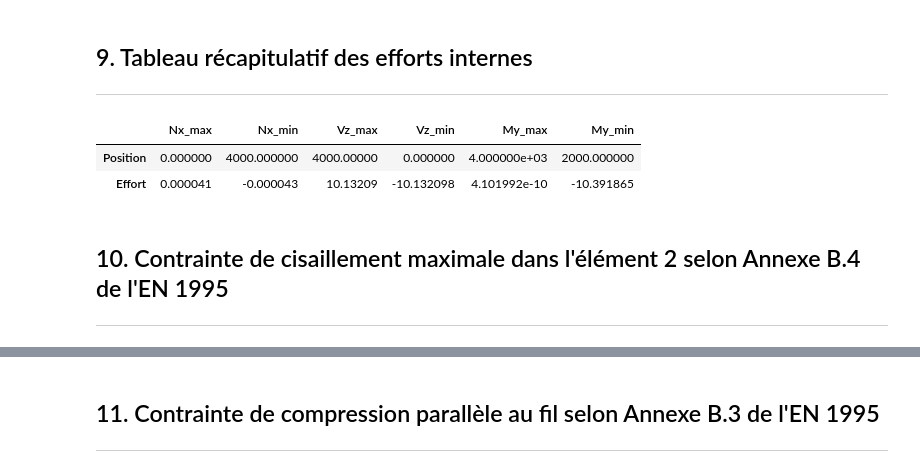
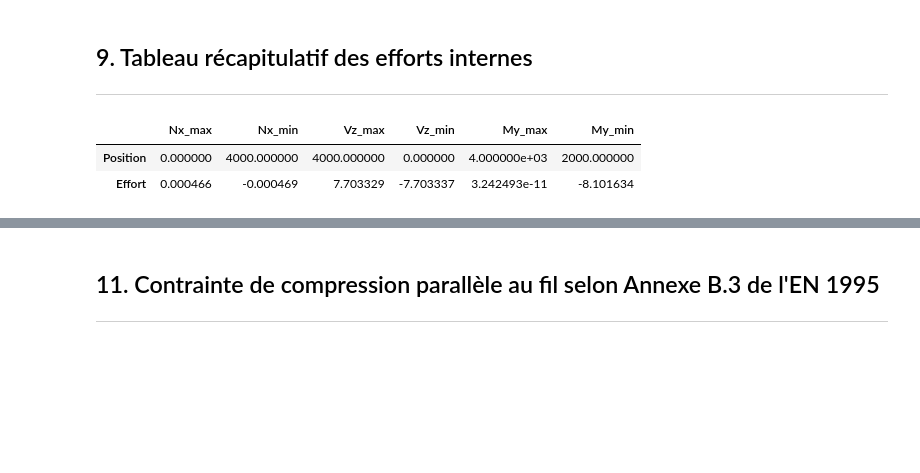
Before and after one commit to AnthonyPrst/ourocode, a Jupyter notebook: test_poutre_assemblee_meca.ipynb, the cells around one changed output, grey strips where cells are left out. Drawn from its saved outputs; the diff is of its cells as text; code cells hidden in the pictures; blank space fills up the shorter version.

```diff
--- a/test_poutre_assemblee_meca.ipynb
+++ b/test_poutre_assemblee_meca.ipynb
@@ -449,0 +595,6 @@ test.show_graphique_fleche(rcombi)
+# %%
+dict_effort_max = dict_combi[combi]["EF"].effort_interne_max()
+M_y = max(dict_effort_max['My_max']['Effort'],abs(dict_effort_max['My_min']['Effort']))
+sigma_mi = dalle.sigma_mi(M_y, beam=2)
+
+display(Latex(sigma_mi[0]))
@@ -449,0 +620,3 @@ test.show_graphique_fleche(rcombi)
+# %%
+sigma_i = dalle.sigma_i(M_y, beam=2)
+display(Latex(sigma_i[0]))
@@ -449,0 +629,19 @@ test.show_graphique_fleche(rcombi)
+# %%
+barre=barre2
+dict_combi[combi]["flexion"].sigma_m_rd = {'y': sigma_mi[1], 'z': 0 * si.MPa}
+if sigma_i[1] < 0:
+    dict_combi[combi]["compression"] = EC5_Ele.Compression._from_parent_class(barre,  lo_y=longueur.value*10**3, lo_z=longueur.value*10**3, type_appuis= "Rotule - Rotule")
+    fc0d = dict_combi[combi]["compression"].f_c_0_d(action, "Fondamentales")
+    dict_combi[combi]["compression"].sigma_c_0_rd = abs(sigma_i[1])
+    taux_compression = dict_combi[combi]["compression"].taux_c_0_d()
+    compression=dict_combi[combi]["compression"]
+    traction=None
+else:
+    dict_combi[combi]["traction"] = EC5_Ele.Traction._from_parent_class(barre)
+    ft0d = dict_combi[combi]["traction"].f_t_0_d(action, "Fondamentales")
+    dict_combi[combi]["traction"].sigma_t_0_rd = sigma_i[1]
+    taux_traction = dict_combi[combi]["traction"].taux_t_0_d()
+    traction=dict_combi[combi]["traction"]
+    compression=None
+taux_flexion = dict_combi[combi]["flexion"].taux_m_d(compression=compression, traction=traction)
+display(Latex(taux_traction[0]))
@@ -449,0 +686,3 @@ test.show_graphique_fleche(rcombi)
+# %%
+combi = dict_taux_max_flexion["planche intermédiaire"]["combinaison"]
+dict_combi[combi]["EF"].show_graphique_My(combi)
@@ -451,12 +759,9 @@ test.show_graphique_fleche(rcombi)
 ## 9. Tableau récapitulatif des efforts internes
 ----
 # %%
-df = pd.DataFrame(test.effort_interne_max())
+df = pd.DataFrame(dict_combi[combi]["EF"].effort_interne_max())
 df
 # %% [output]
 |  | Nx_max | Nx_min | Vz_max | Vz_min | My_max | My_min |
-| Position | 0.000000 | 4000.000000 | 4000.00000 | 0.000000 | 4.000000e+03 | 2000.000000 |
-| Effort | 0.000041 | -0.000043 | 10.13209 | -10.132098 | 4.101992e-10 | -10.391865 |
+| Position | 0.000000 | 4000.000000 | 4000.000000 | 0.000000 | 4.000000e+03 | 2000.000000 |
+| Effort | 0.000466 | -0.000469 | 7.703329 | -7.703337 | 3.242493e-11 | -8.101634 |
-# %% [markdown]
-## 10. Contrainte de cisaillement maximale dans l'élément 2 selon Annexe B.4 de l'EN 1995
----
```
Also changed, not shown: parts of 81 cells of this notebook, 14 other files.
